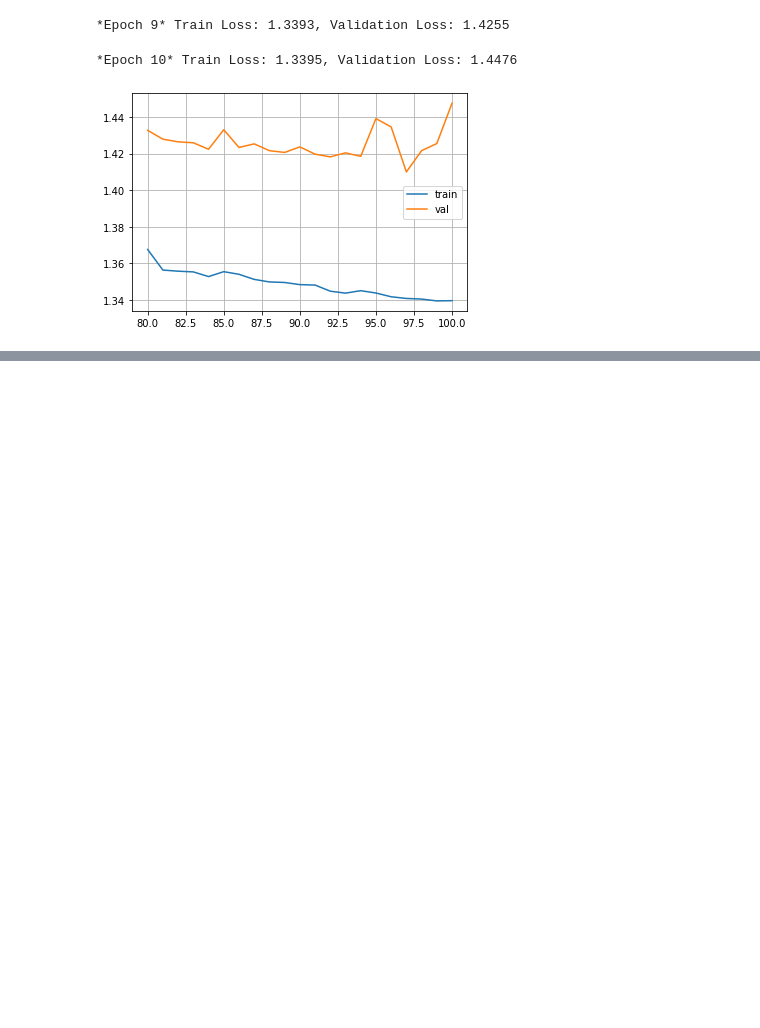
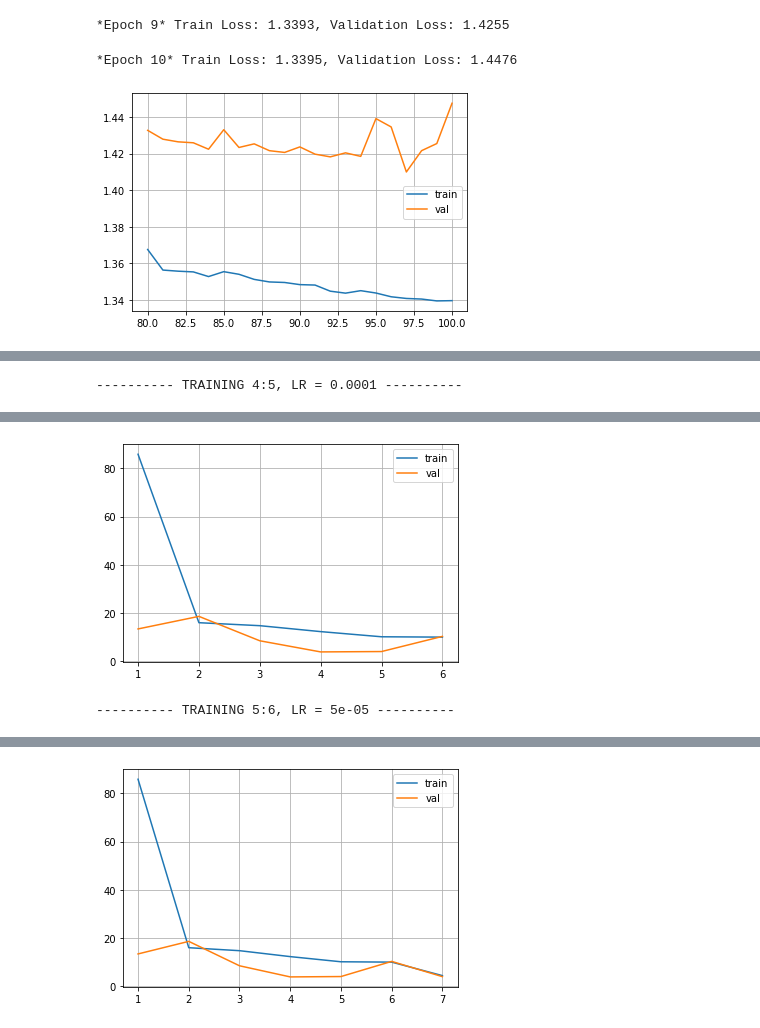
Before and after one commit to Sankek/MolecularEnergyEstimation, a Jupyter notebook: main.ipynb, the cells around one changed output, grey strips where cells are left out. Saved outputs shown, nothing was run; the diff lists cells and outputs as text; code cells hidden in the pictures; blank space fills up the shorter version.

```diff
--- a/main.ipynb
+++ b/main.ipynb
@@ -582,3 +635,8 @@ epoch = long_train(epoch, 10, 5e-07)
 *Epoch 9* Train Loss: 1.3393, Validation Loss: 1.4255
 *Epoch 10* Train Loss: 1.3395, Validation Loss: 1.4476
 [figure]
+# %%
+batch_size = 64
+train_loader = DataLoader(train_dataset, batch_size=batch_size, shuffle=True)
+val_loader = DataLoader(val_dataset, batch_size=batch_size, shuffle=False)
+test_loader = DataLoader(test_dataset, batch_size=batch_size, shuffle=False)
@@ -584,0 +694,6 @@ epoch = long_train(epoch, 10, 5e-07)
+# %%
+epoch = 4
+epoch = long_train(epoch, 1, 1e-4)
+epoch = long_train(epoch, 1, 0.5e-4)
+# %% [output]
+---------- TRAINING 4:5, LR = 0.0001 ----------
@@ -584,0 +701,2 @@ epoch = long_train(epoch, 10, 5e-07)
+[figure, added]
+---------- TRAINING 5:6, LR = 5e-05 ----------
@@ -584,0 +704 @@ epoch = long_train(epoch, 10, 5e-07)
+[figure, added]
```
Also changed, not shown: parts of 20 cells of this notebook.
